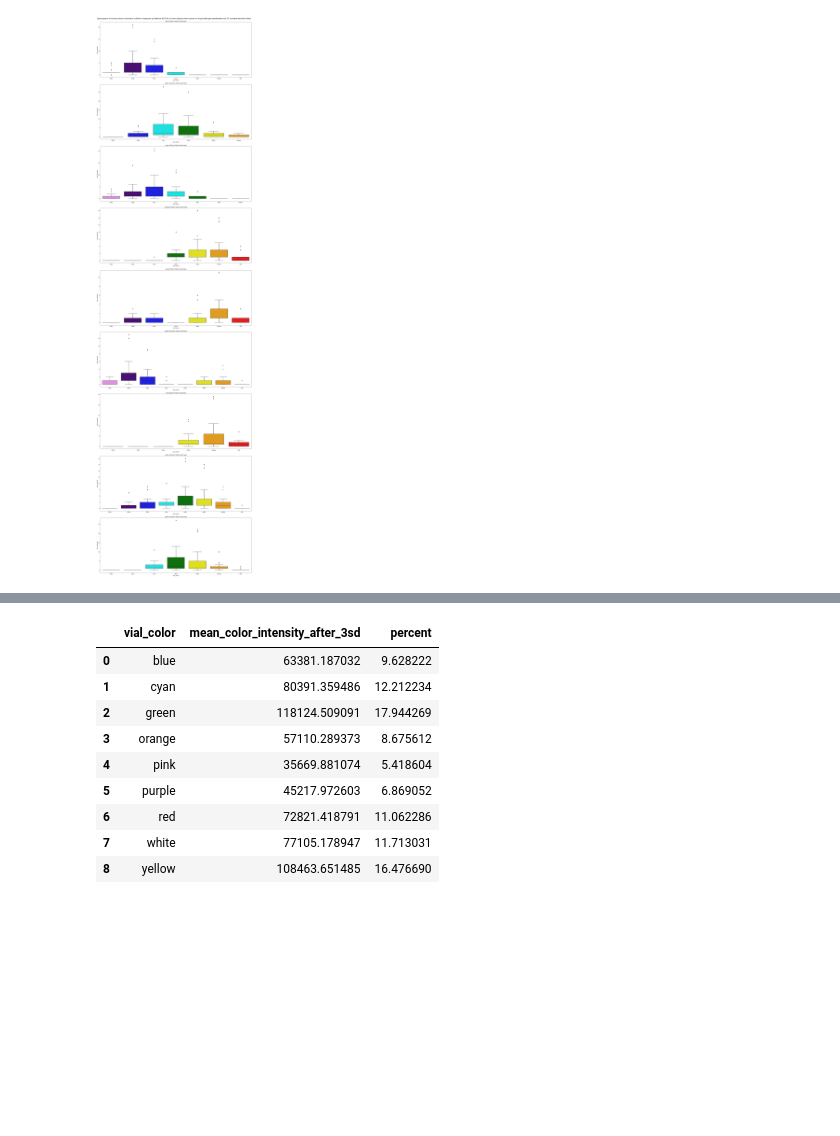
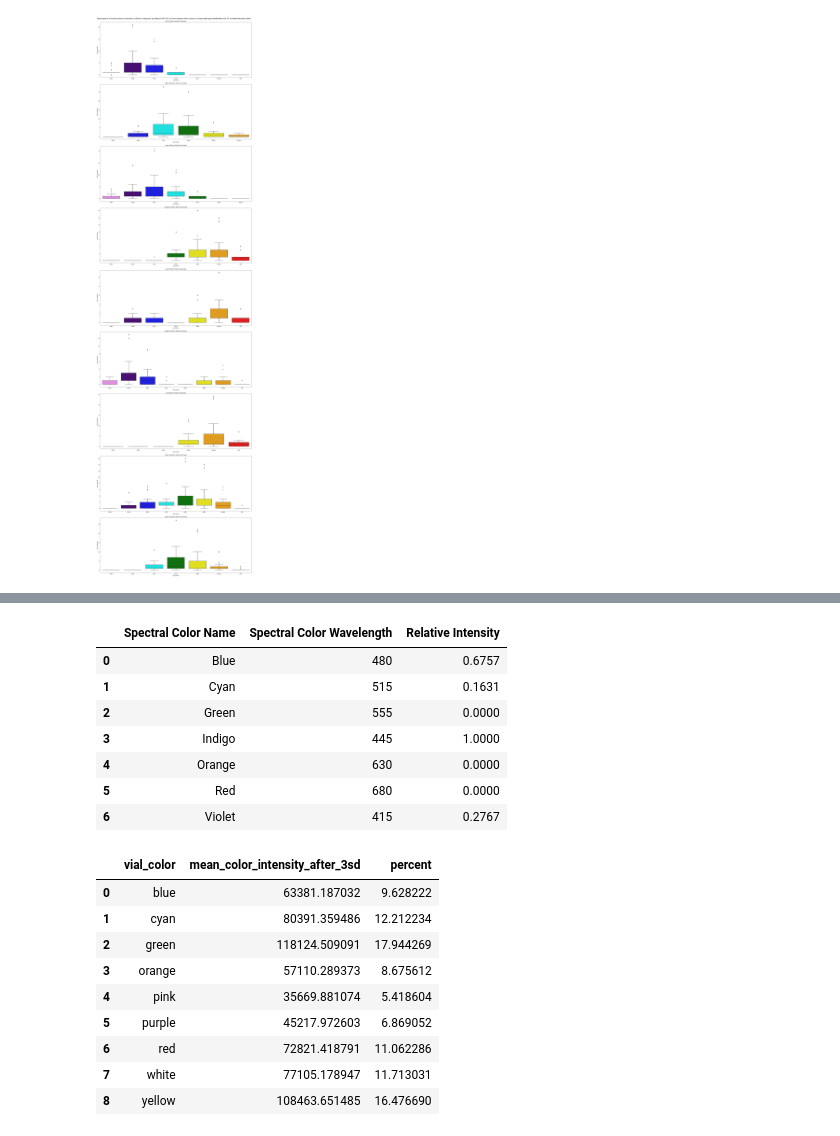
Before and after one commit to darkmatter2222/Nuclear-Battery, a Jupyter notebook: spectro_and_lux_9_colors.ipynb, the cells around one changed output, grey strips where cells are left out. Drawn from its saved outputs; the diff is of its cells as text; code cells hidden in the pictures; blank space fills up the shorter version.

```diff
--- a/spectro_and_lux_9_colors.ipynb
+++ b/spectro_and_lux_9_colors.ipynb
@@ -197,3 +216,17 @@ Text(0.5, 0.98, 'Spectrogram of various tritium vials (new 3x25mm) measured by A
+# %%
+vial_color = ''
+final_aggros = percent_df[percent_df['vial_color'] == 'blue'].groupby(['color_name', 'color_wavelength'])['mean_color_intensity_after_3sd'].mean().reset_index()
+final_aggros['percent'] = round((final_aggros['mean_color_intensity_after_3sd'] * 1) / max(final_aggros['mean_color_intensity_after_3sd']), 4)
+final_aggros[['color_name', 'color_wavelength', 'percent']].rename(columns={"color_name": "Spectral Color Name", "color_wavelength": "Spectral Color Wavelength", "percent":"Relative Intensity"})
+# %% [output]
+|  | Spectral Color Name | Spectral Color Wavelength | Relative Intensity |
+| 0 | Blue | 480 | 0.6757 |
+| 1 | Cyan | 515 | 0.1631 |
+| 2 | Green | 555 | 0.0000 |
+| 3 | Indigo | 445 | 1.0000 |
+| 4 | Orange | 630 | 0.0000 |
+| 5 | Red | 680 | 0.0000 |
+| 6 | Violet | 415 | 0.2767 |
 # %%
 final_aggros = percent_df.groupby(['vial_color'])['mean_color_intensity_after_3sd'].mean().reset_index()
 final_aggros['percent'] = (final_aggros['mean_color_intensity_after_3sd'] / final_aggros['mean_color_intensity_after_3sd'].sum()) * 100
```
Also changed, not shown: parts of 4 cells of this notebook.
